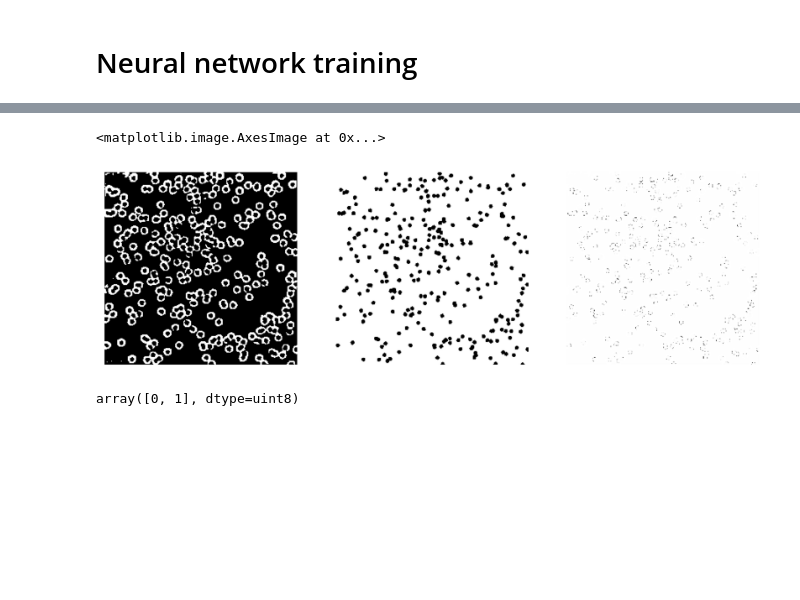
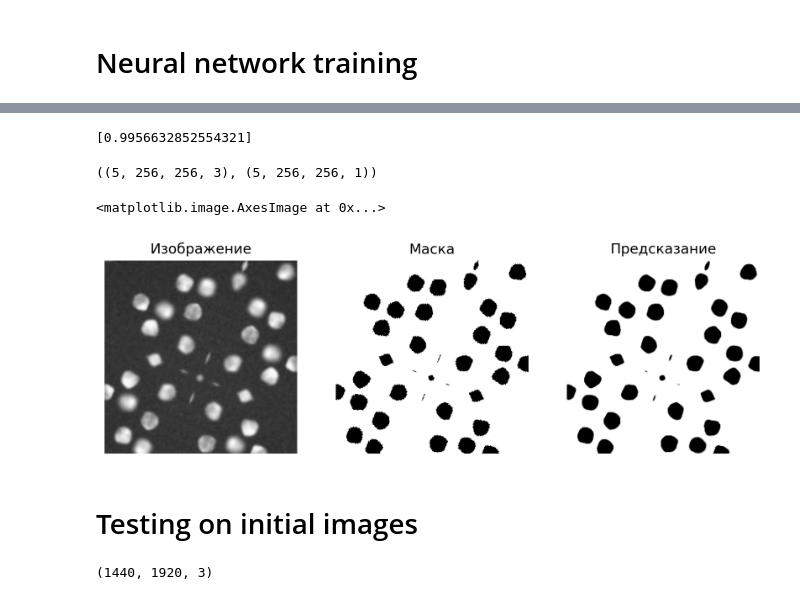
Before and after one commit to Sergei-Volkov/CellsCounter, a Jupyter notebook: NeuralNetworkTry.ipynb, the cells around one changed output, grey strips where cells are left out. Cells and saved outputs as stored; diff of their text form; code cells hidden in the pictures; blank space fills up the shorter version.

```diff
--- a/NeuralNetworkTry.ipynb
+++ b/NeuralNetworkTry.ipynb
@@ -244,6 +246,6 @@ model.compile(adam, loss='binary_crossentropy')
 # %%
 batch_size = 16
-model.fit(
+history = model.fit(
     batch_generator(X_train, Y_train, batch_size),
     steps_per_epoch=100,
     epochs=100,
@@ -279,0 +284,16 @@ KeyboardInterrupt: ignored
+# %%
+history = model.fit(
+    batch_generator(X_train, Y_train, batch_size),
+    steps_per_epoch=100,
+    epochs=1,
+    verbose=1,
+    callbacks=callbacks,
+    validation_data=batch_generator(X_test, Y_test, batch_size),
+    validation_steps=50,
+    class_weight=None,
+    max_queue_size=10,
+    workers=1,
+    use_multiprocessing=False,
+    shuffle=True,
+    initial_epoch=0
+)
@@ -280,22 +302,35 @@ KeyboardInterrupt: ignored
+# %%
+history.history['val_accuracy']
+# %% [output]
+[0.9956632852554321]
 # %%
 rand_num = np.random.randint(X_test.size)
-img = np.expand_dims(cv.resize((cv.imread(X_test[rand_num])), (256, 256)), 0)
-mask = cv.resize((cv.imread(Y_test[rand_num])), (256, 256))
+img, mask = next(batch_generator(X_test, Y_test, 5))
+# %%
+img.shape, mask.shape
+# %% [output]
+((5, 256, 256, 3), (5, 256, 256, 1))
 # %%
 plt.figure(dpi=300, figsize=(10, 4))
 plt.subplot(1, 3, 1)
+plt.title('Изображение')
 plt.axis('off')
-plt.imshow(model.predict(img)[0][..., 0], cmap='Greys')
+plt.imshow(img[0], cmap='Greys')
 plt.subplot(1, 3, 2)
+plt.title('Маска')
 plt.axis('off')
-plt.imshow(mask[..., 0], cmap='Greys')
+plt.imshow(mask[0][..., 0], cmap='Greys')
 plt.subplot(1, 3, 3)
+plt.title('Предсказание')
 plt.axis('off')
-plt.imshow(model.predict(img)[0][..., 0].astype('uint8') - mask[..., 0], cmap='Greys')
+plt.imshow(
+    # np.around(
+        model.predict(img)[0][..., 0]
+        # )
+    ,
+        cmap='Greys')
 # %% [output]
 <matplotlib.image.AxesImage at 0x...>
-[figure, old version]
+[figure, new version]
-# %%
-np.unique(model.predict(img)[0][..., 0].astype('uint8'))
-# %% [output]
-array([0, 1], dtype=uint8)
+# %% [markdown]
+# Testing on initial images
@@ -301,0 +340,4 @@ array([0, 1], dtype=uint8)
+# %%
+init_img.shape
+# %% [output]
+(1440, 1920, 3)
```
Also changed, not shown: parts of 18 cells of this notebook.
